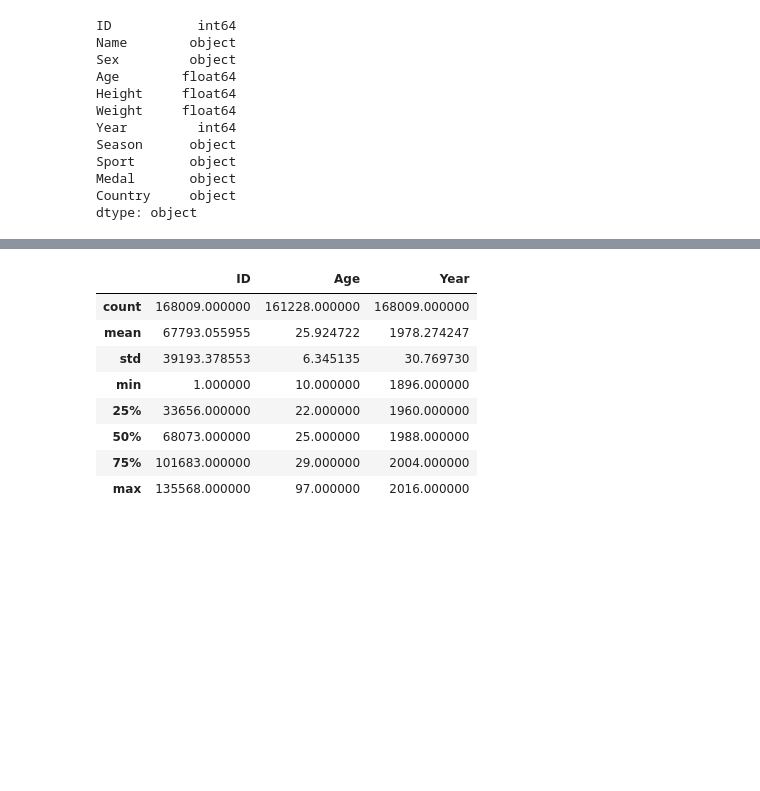
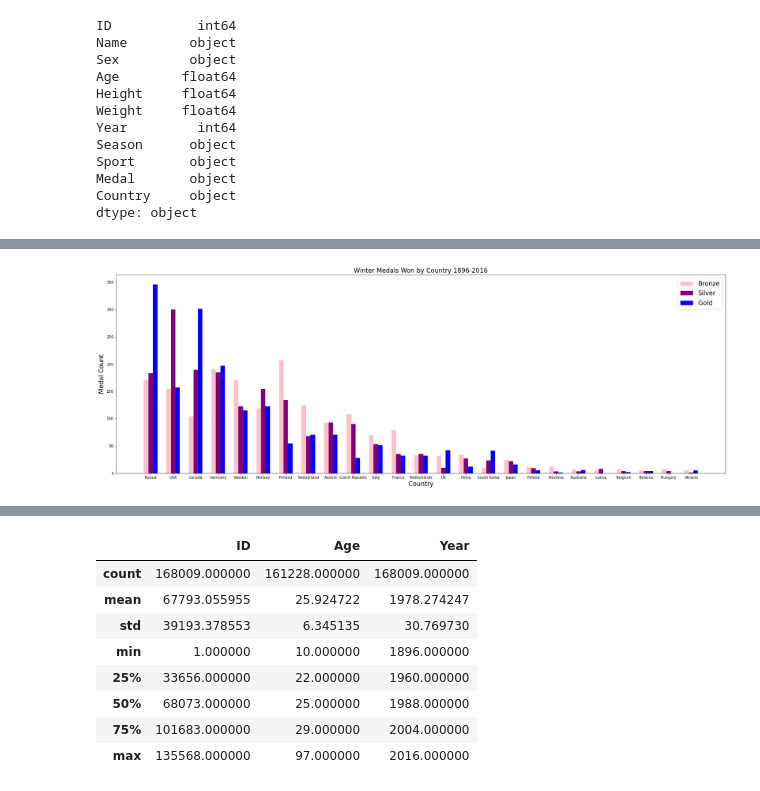
Before and after one commit to sissa81/project1, a Jupyter notebook: olympics.ipynb, the cells around one changed output, grey strips where cells are left out. Drawn from its saved outputs; the diff is of its cells as text; code cells hidden in the pictures; blank space fills up the shorter version.

```diff
--- a/olympics.ipynb
+++ b/olympics.ipynb
@@ -100,0 +171,8 @@ ages_winners_df.head()
+# %%
+# Create winter winners dataframe grouped by country and medal
+winter_medals = winter_winners.groupby(["Country","Medal"]).size().unstack(fill_value=0).reset_index().rename_axis(None, axis=1)
+total_winter = winter_medals["Bronze"] + winter_medals["Silver"] + winter_medals["Gold"]
+winter_medals["Total"] = total_winter
+winter_sorted = winter_medals.sort_values(by="Total", ascending=False).reset_index()
+top_winter = winter_sorted.head(25)
+top_winter
@@ -101,3 +197,19 @@ ages_winners_df.head()
+# %%
+# Create bar chart for top winter medal winners
+x_axis = np.arange(len(top_winter["Country"]))
+
+plt.figure(figsize=(30,10))
+plt.bar(x_axis -.2, top_winter["Bronze"], 0.2, label = "Bronze", color="pink")
+plt.bar(x_axis +.0, top_winter["Silver"], 0.2, label = "Silver", color="purple")
+plt.bar(x_axis +.2, top_winter["Gold"], 0.2, label = "Gold", color="blue")
+plt.xticks(x_axis,top_winter["Country"])
+plt.xlabel("Country", fontsize="xx-large")
+plt.ylabel("Medal Count", fontsize="xx-large")
+plt.title("Winter Medals Won by Country 1896-2016", fontsize="xx-large")
+plt.legend(loc="upper right",fontsize="xx-large")
+plt.show()
+# %% [output]
+[figure, added]
 # %%
 summerGames_df = data[data['Season']=='Summer']
 winterGames_df = data[data['Season']== 'Winter']
```
Also changed, not shown: parts of 6 cells of this notebook.
